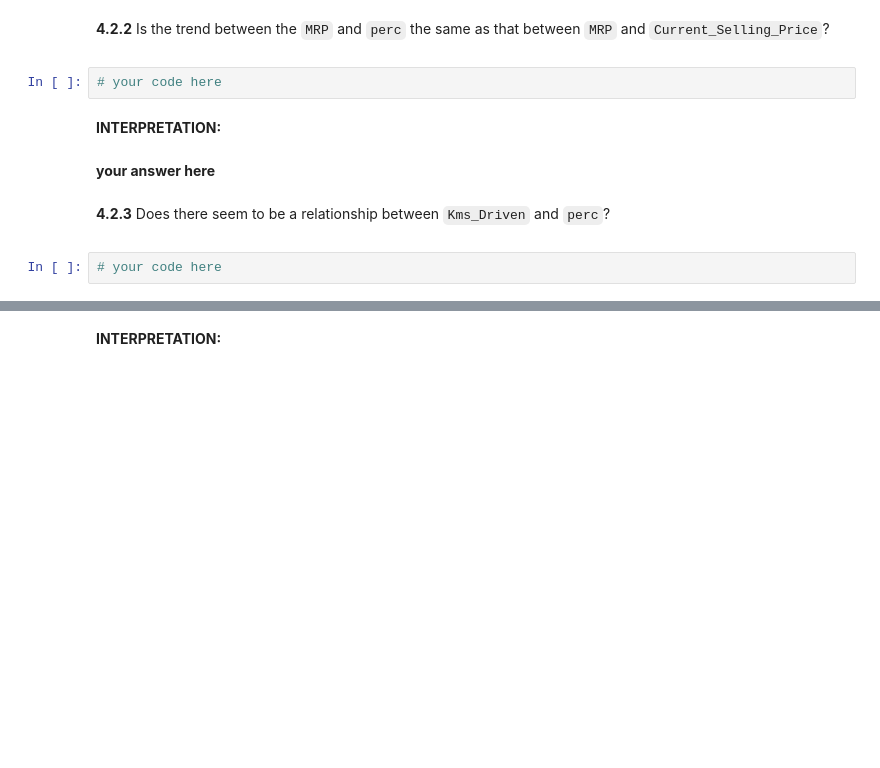
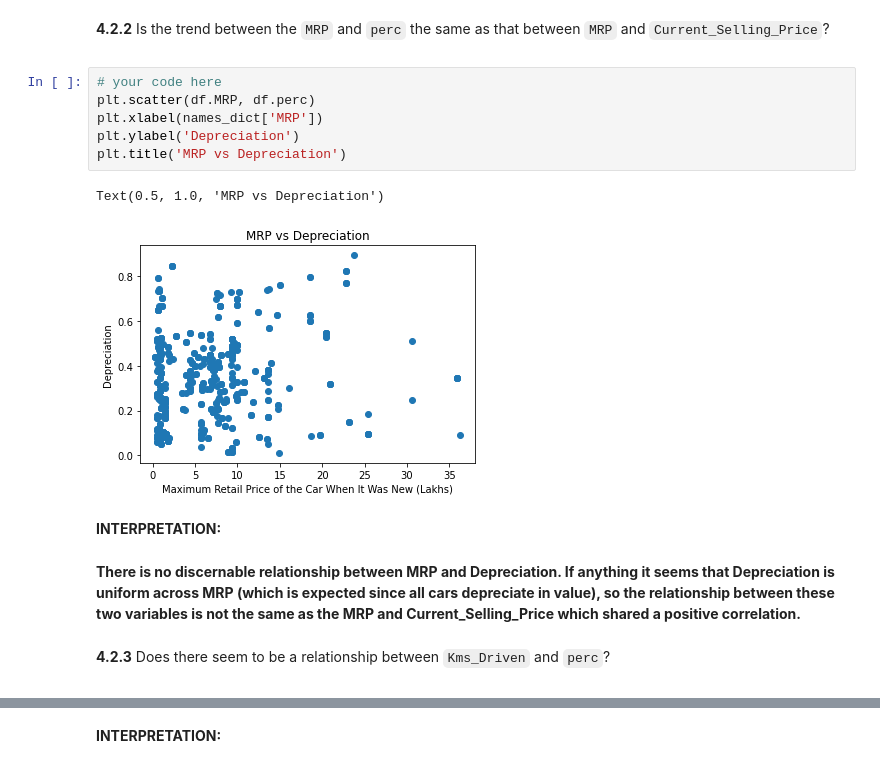
Before and after one commit to westonruths/ac209a, a Jupyter notebook: ac209a_hw2/ac209a_hw2.ipynb, the cells around one changed output, grey strips where cells are left out. Saved outputs shown, nothing was run; the diff lists cells and outputs as text; blank space fills up the shorter version.

```diff
--- a/ac209a_hw2/ac209a_hw2.ipynb
+++ b/ac209a_hw2/ac209a_hw2.ipynb
@@ -669,17 +719,22 @@ Answer the following questions by plotting graphs and including the required int
 **4.2.2** Is the trend between the `MRP` and `perc` the same as that between `MRP` and `Current_Selling_Price`?
 
 </div>
-# %%
-# your code here
+# %%
+# your code here
+plt.scatter(df.MRP, df.perc)
+plt.xlabel(names_dict['MRP'])
+plt.ylabel('Depreciation')
+plt.title('MRP vs Depreciation')
+# %% [output]
+Text(0.5, 1.0, 'MRP vs Depreciation')
+[figure, added]
 # %% [markdown]
 **INTERPRETATION:**
-# %% [markdown]
-**your answer here**
+# %% [markdown]
+**There is no discernable relationship between MRP and Depreciation. If anything it seems that Depreciation is uniform across MRP (which is expected since all cars depreciate in value), so the relationship between these two variables is not the same as the MRP and Current_Selling_Price which shared a positive correlation.**
 # %% [markdown]
 <div class='exercise-r'>
 
 **4.2.3** Does there seem to be a relationship between `Kms_Driven` and `perc`?
 
 </div>
-# %%
-# your code here
```
Also changed, not shown: parts of 29 cells of this notebook.
